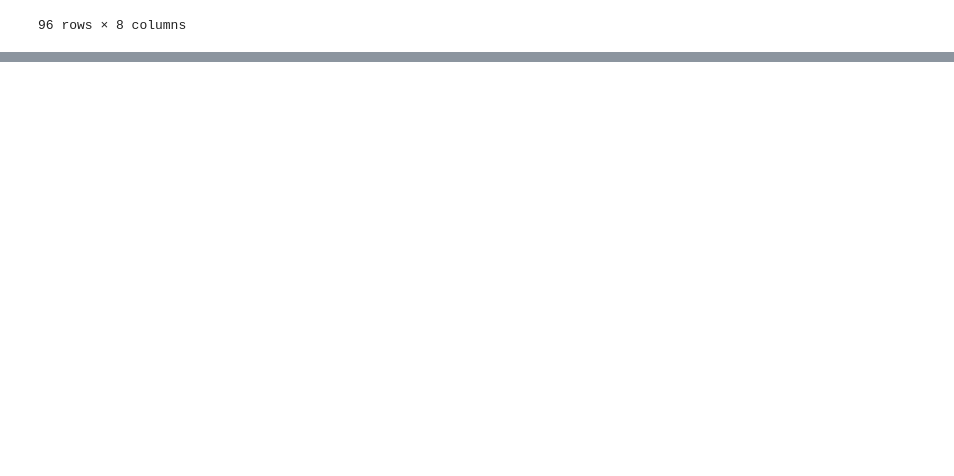
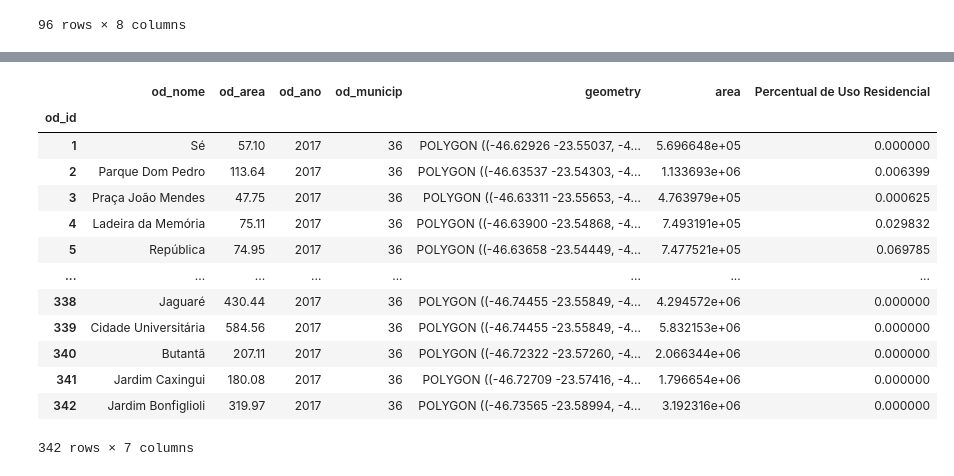
Before and after one commit to cem-usp/dash-iptu, a Jupyter notebook: 06 - Estudando agregacoes por periodo.ipynb, the cells around one changed output, grey strips where cells are left out. Saved outputs shown, nothing was run; the diff lists cells and outputs as text; code cells hidden in the pictures; blank space fills up the shorter version.

```diff
--- a/06 - Estudando agregacoes por periodo.ipynb
+++ b/06 - Estudando agregacoes por periodo.ipynb
@@ -88,0 +112,18 @@ gdf_distritos
+# %%
+gdf_od.astype({'od_id': 'int'}).merge(gdf_diff).set_index('od_id')
+# gdf_od.dtypes
+# %% [output]
+|  | od_nome | od_area | od_ano | od_municip | geometry | area | Percentual de Uso Residencial |
+| od_id |  |  |  |  |  |  |  |
+| 1 | Sé | 57.10 | 2017 | 36 | POLYGON ((-46.62926 -23.55037, -4... | 5.696648e+05 | 0.000000 |
+| 2 | Parque Dom Pedro | 113.64 | 2017 | 36 | POLYGON ((-46.63537 -23.54303, -4... | 1.133693e+06 | 0.006399 |
+| 3 | Praça João Mendes | 47.75 | 2017 | 36 | POLYGON ((-46.63311 -23.55653, -4... | 4.763979e+05 | 0.000625 |
+| 4 | Ladeira da Memória | 75.11 | 2017 | 36 | POLYGON ((-46.63900 -23.54868, -4... | 7.493191e+05 | 0.029832 |
+| 5 | República | 74.95 | 2017 | 36 | POLYGON ((-46.63658 -23.54449, -4... | 7.477521e+05 | 0.069785 |
+| ... | ... | ... | ... | ... | ... | ... | ... |
+| 338 | Jaguaré | 430.44 | 2017 | 36 | POLYGON ((-46.74455 -23.55849, -4... | 4.294572e+06 | 0.000000 |
+| 339 | Cidade Universitária | 584.56 | 2017 | 36 | POLYGON ((-46.74455 -23.55849, -4... | 5.832153e+06 | 0.000000 |
+| 340 | Butantã | 207.11 | 2017 | 36 | POLYGON ((-46.72322 -23.57260, -4... | 2.066344e+06 | 0.000000 |
+| 341 | Jardim Caxingui | 180.08 | 2017 | 36 | POLYGON ((-46.72709 -23.57416, -4... | 1.796654e+06 | 0.000000 |
+| 342 | Jardim Bonfiglioli | 319.97 | 2017 | 36 | POLYGON ((-46.73565 -23.58994, -4... | 3.192316e+06 | 0.000000 |
+342 rows × 7 columns
```
Also changed, not shown: parts of 10 cells of this notebook, 1 other file.
